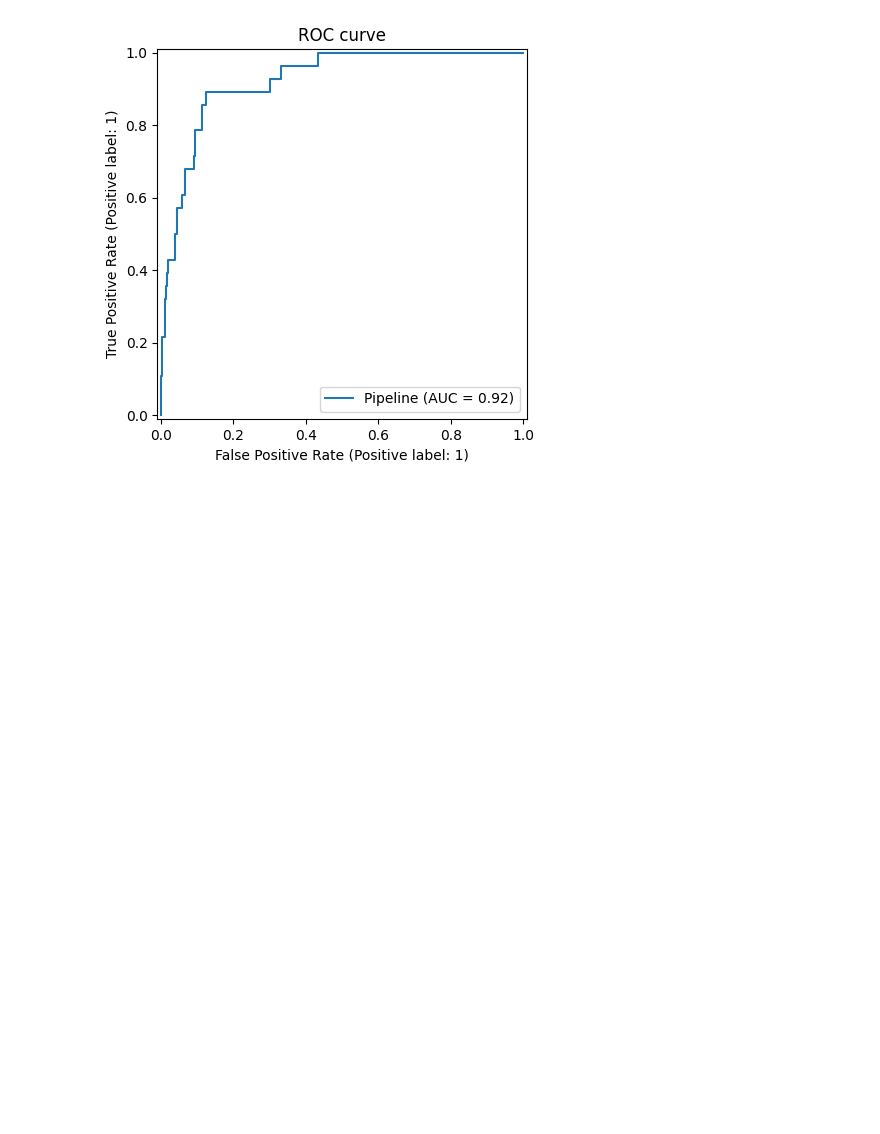
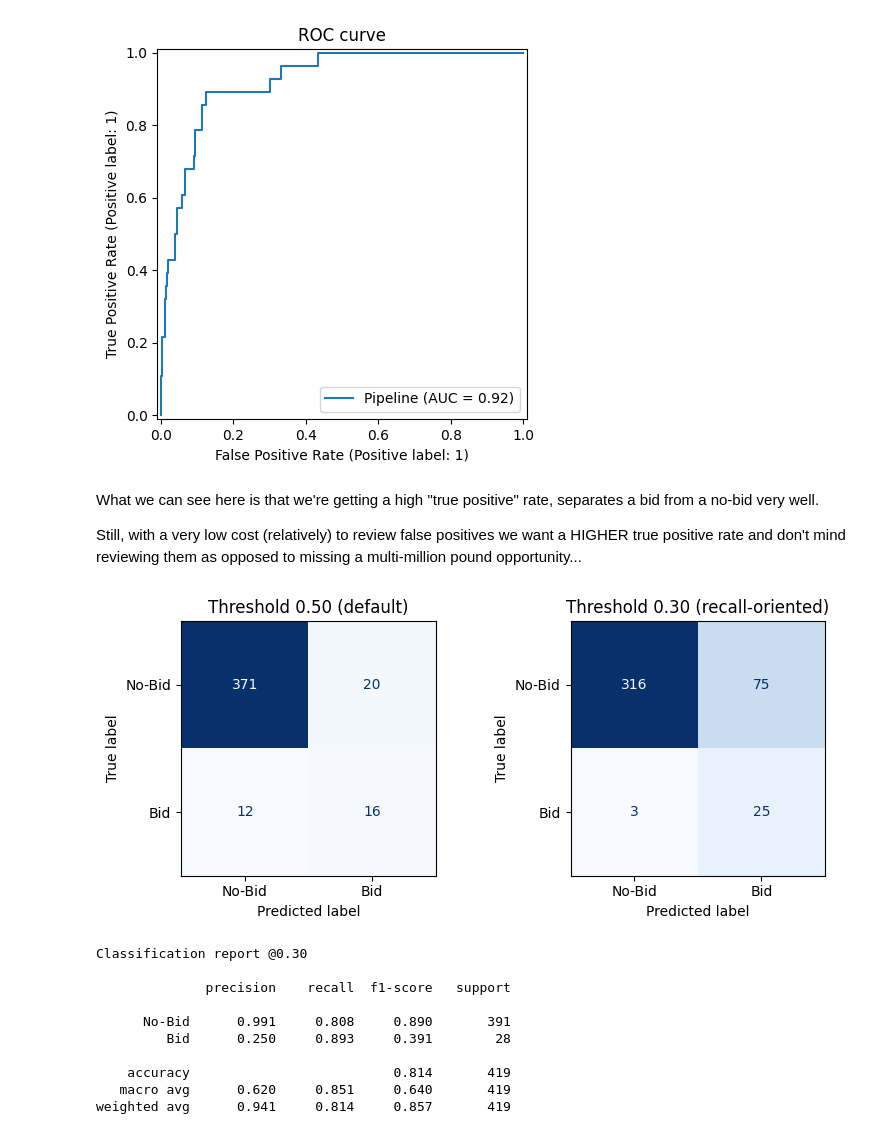
Before and after one commit to robertsweetman/module_2, a Jupyter notebook: python/etenders.ipynb, the cells around one changed output. Saved outputs shown, nothing was run; the diff lists cells and outputs as text; code cells hidden in the pictures; blank space fills up the shorter version.

Commit message:
further analysis and images

```diff
--- a/python/etenders.ipynb
+++ b/python/etenders.ipynb
@@ -520,3 +520,46 @@ plt.title("ROC curve")
 plt.show()
 # %% [output]
 [figure]
+# %% [markdown]
+What we can see here is that we're getting a high "true positive" rate, separates a bid from a no-bid very well.
+
+Still, with a very low cost (relatively) to review false positives we want a HIGHER true positive rate and don't mind reviewing them as opposed to missing a multi-million pound opportunity...
+# %%
+from sklearn.metrics import ConfusionMatrixDisplay, classification_report, confusion_matrix
+import matplotlib.pyplot as plt
+import numpy as np
+
+# --- original 0.50 threshold ---------------------------------
+y_pred_50 = pipe.predict(X_test)                 # scikit-learn default (0.5)
+
+# --- new 0.30 threshold -------------------------------------
+proba      = pipe.predict_proba(X_test)[:, 1]     # P(bid)
+y_pred_30  = (proba >= 0.30).astype(int)
+
+# --- plot side-by-side --------------------------------------
+fig, axes = plt.subplots(1, 2, figsize=(8,3.5))
+for ax, yhat, title in zip(
+        axes,
+        [y_pred_50, y_pred_30],
+        ["Threshold 0.50 (default)", "Threshold 0.30 (recall-oriented)"]):
+    ConfusionMatrixDisplay.from_predictions(
+        y_test, yhat, display_labels=["No-Bid", "Bid"],
+        cmap="Blues", colorbar=False, ax=ax)
+    ax.set_title(title)
+plt.tight_layout()
+plt.show()
+
+print("Classification report @0.30\n")
+print(classification_report(y_test, y_pred_30, target_names=["No-Bid", "Bid"], digits=3))
+# %% [output]
+[figure, added]
+Classification report @0.30
+
+              precision    recall  f1-score   support
+
+      No-Bid      0.991     0.808     0.890       391
+         Bid      0.250     0.893     0.391        28
+
+    accuracy                          0.814       419
+   macro avg      0.620     0.851     0.640       419
+weighted avg      0.941     0.814     0.857       419
```
Also changed, not shown: parts of 4 cells of this notebook.
